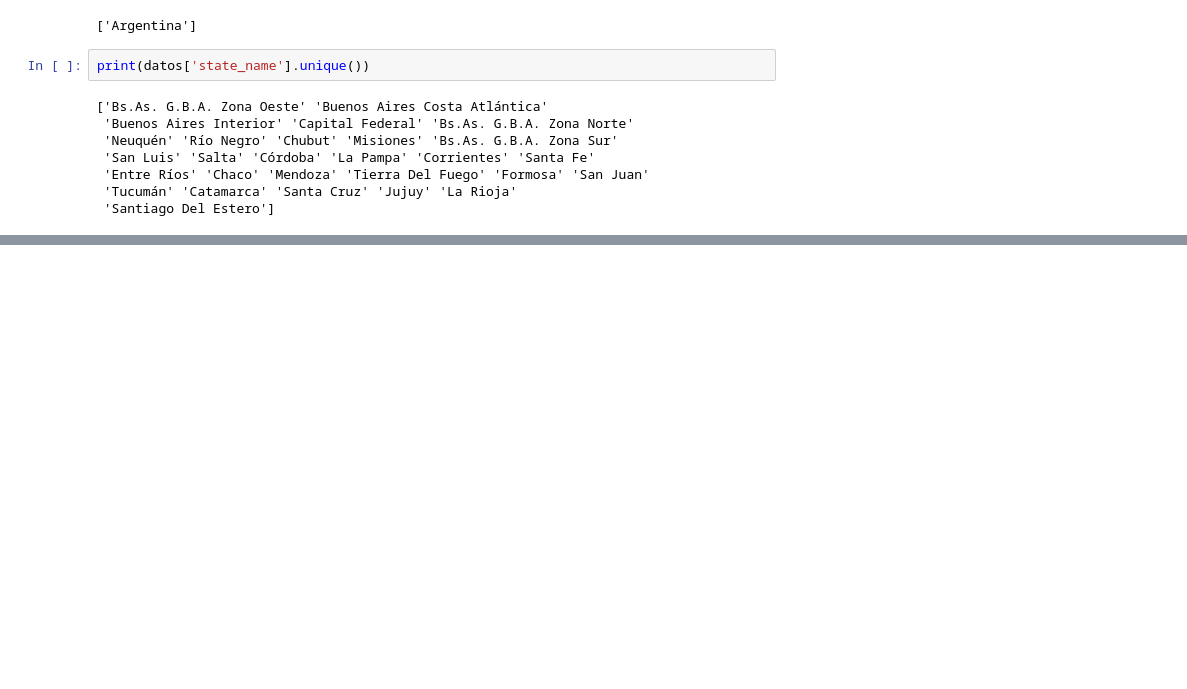
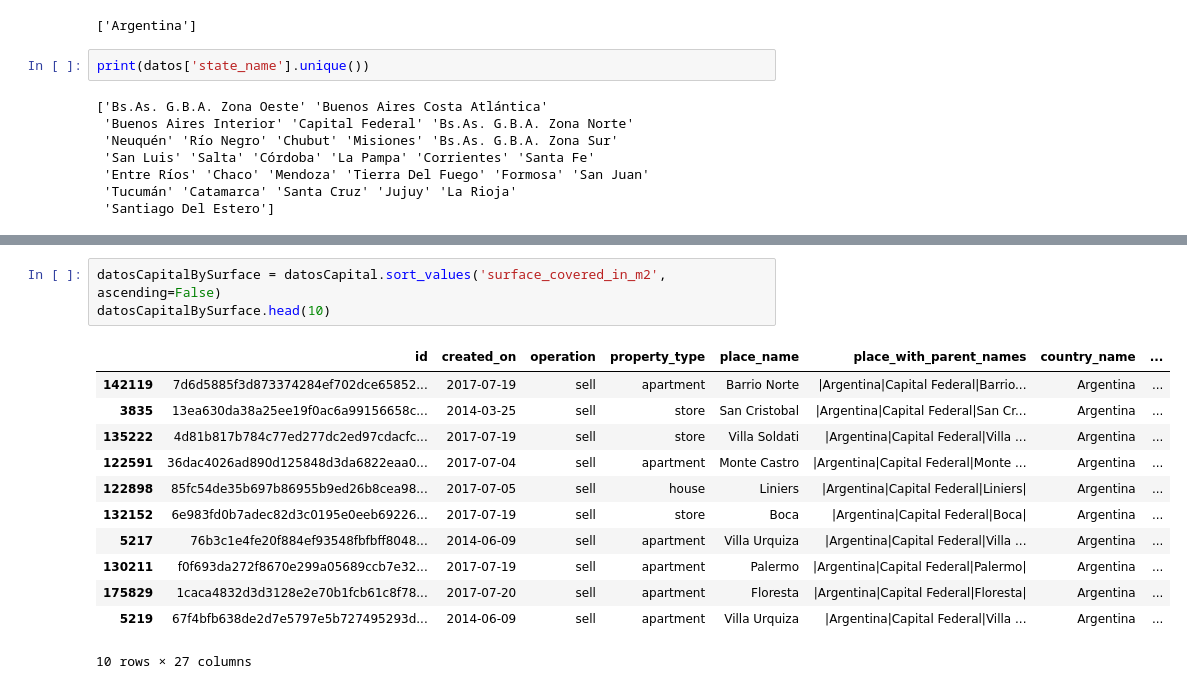
Before and after one commit to NicoGallegos/tpdatos, a Jupyter notebook: TP 1.ipynb, the cells around one changed output, grey strips where cells are left out. Drawn from its saved outputs; the diff is of its cells as text; blank space fills up the shorter version.

```diff
--- a/TP 1.ipynb
+++ b/TP 1.ipynb
@@ -127,0 +136,16 @@ datosCapitalByRooms.sort_values('rooms', ascending=False)
+# %%
+datosCapitalBySurface = datosCapital.sort_values('surface_covered_in_m2', ascending=False)
+datosCapitalBySurface.head(10)
+# %% [output]
+|  | id | created_on | operation | property_type | place_name | place_with_parent_names | country_name | ... |
+| 142119 | 7d6d5885f3d873374284ef702dce65852... | 2017-07-19 | sell | apartment | Barrio Norte | |Argentina|Capital Federal|Barrio... | Argentina | ... |
+| 3835 | 13ea630da38a25ee19f0ac6a99156658c... | 2014-03-25 | sell | store | San Cristobal | |Argentina|Capital Federal|San Cr... | Argentina | ... |
+| 135222 | 4d81b817b784c77ed277dc2ed97cdacfc... | 2017-07-19 | sell | store | Villa Soldati | |Argentina|Capital Federal|Villa ... | Argentina | ... |
+| 122591 | 36dac4026ad890d125848d3da6822eaa0... | 2017-07-04 | sell | apartment | Monte Castro | |Argentina|Capital Federal|Monte ... | Argentina | ... |
+| 122898 | 85fc54de35b697b86955b9ed26b8cea98... | 2017-07-05 | sell | house | Liniers | |Argentina|Capital Federal|Liniers| | Argentina | ... |
+| 132152 | 6e983fd0b7adec82d3c0195e0eeb69226... | 2017-07-19 | sell | store | Boca | |Argentina|Capital Federal|Boca| | Argentina | ... |
+| 5217 | 76b3c1e4fe20f884ef93548fbfbff8048... | 2014-06-09 | sell | apartment | Villa Urquiza | |Argentina|Capital Federal|Villa ... | Argentina | ... |
+| 130211 | f0f693da272f8670e299a05689ccb7e32... | 2017-07-19 | sell | apartment | Palermo | |Argentina|Capital Federal|Palermo| | Argentina | ... |
+| 175829 | 1caca4832d3d3128e2e70b1fcb61c8f78... | 2017-07-20 | sell | apartment | Floresta | |Argentina|Capital Federal|Floresta| | Argentina | ... |
+| 5219 | 67f4bfb638de2d7e5797e5b727495293d... | 2014-06-09 | sell | apartment | Villa Urquiza | |Argentina|Capital Federal|Villa ... | Argentina | ... |
+10 rows × 27 columns
```
Also changed, not shown: parts of 7 cells of this notebook.
